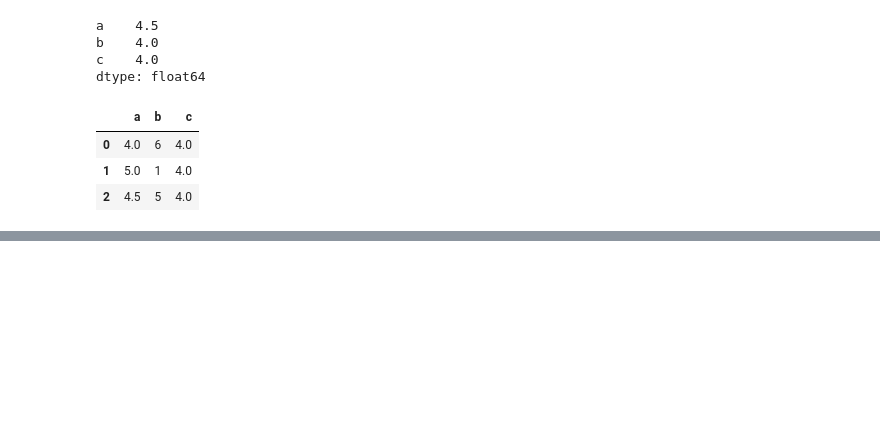
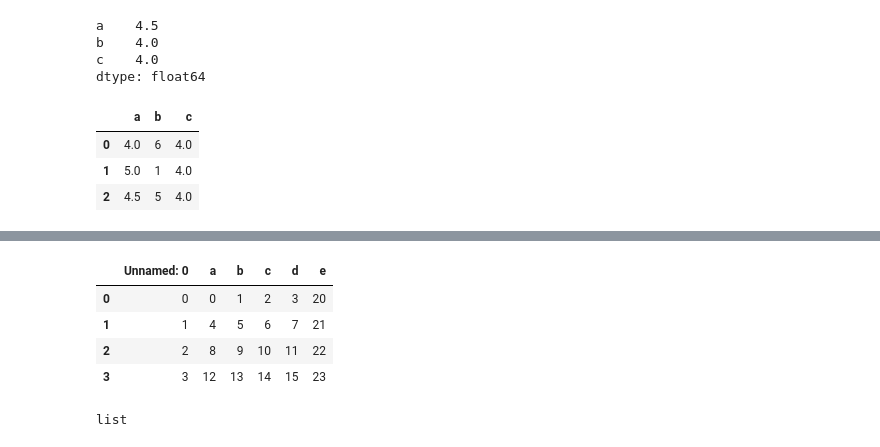
Before and after one commit to clog10/Machine-Learning, a Jupyter notebook: Pandas/Pandas.ipynb, the cells around one changed output, grey strips where cells are left out. Drawn from its saved outputs; the diff is of its cells as text; code cells hidden in the pictures; blank space fills up the shorter version.

```diff
--- a/Pandas/Pandas.ipynb
+++ b/Pandas/Pandas.ipynb
@@ -504,0 +525,2 @@ datafr.sort_values('B')
+# %%
+dataframe_file = pd.read_excel('Ejemplo_excel.xlsx')
@@ -504,0 +535,10 @@ datafr.sort_values('B')
+# %%
+dataframe_file['e'] = [20, 21, 22, 23]
+# %%
+dataframe_file
+# %% [output]
+|  | Unnamed: 0 | a | b | c | d | e |
+| 0 | 0 | 0 | 1 | 2 | 3 | 20 |
+| 1 | 1 | 4 | 5 | 6 | 7 | 21 |
+| 2 | 2 | 8 | 9 | 10 | 11 | 22 |
+| 3 | 3 | 12 | 13 | 14 | 15 | 23 |
@@ -504,0 +551,4 @@ datafr.sort_values('B')
+# %%
+type(data_web)
+# %% [output]
+list
```
Also changed, not shown: parts of 93 cells of this notebook, 2 other files.
